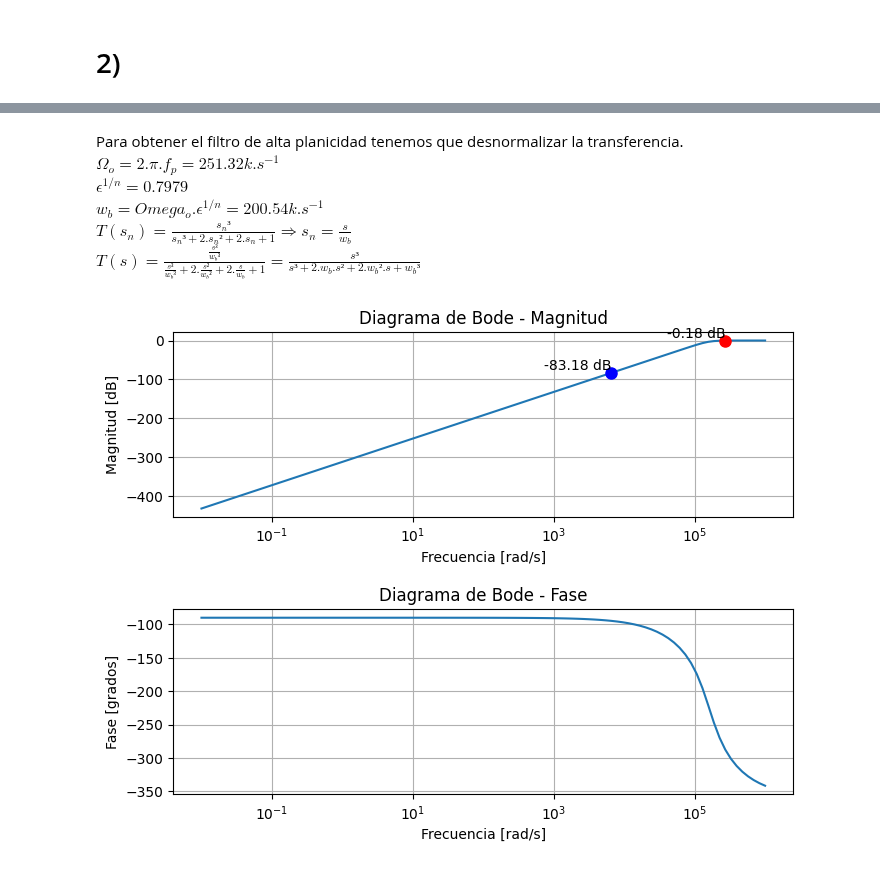
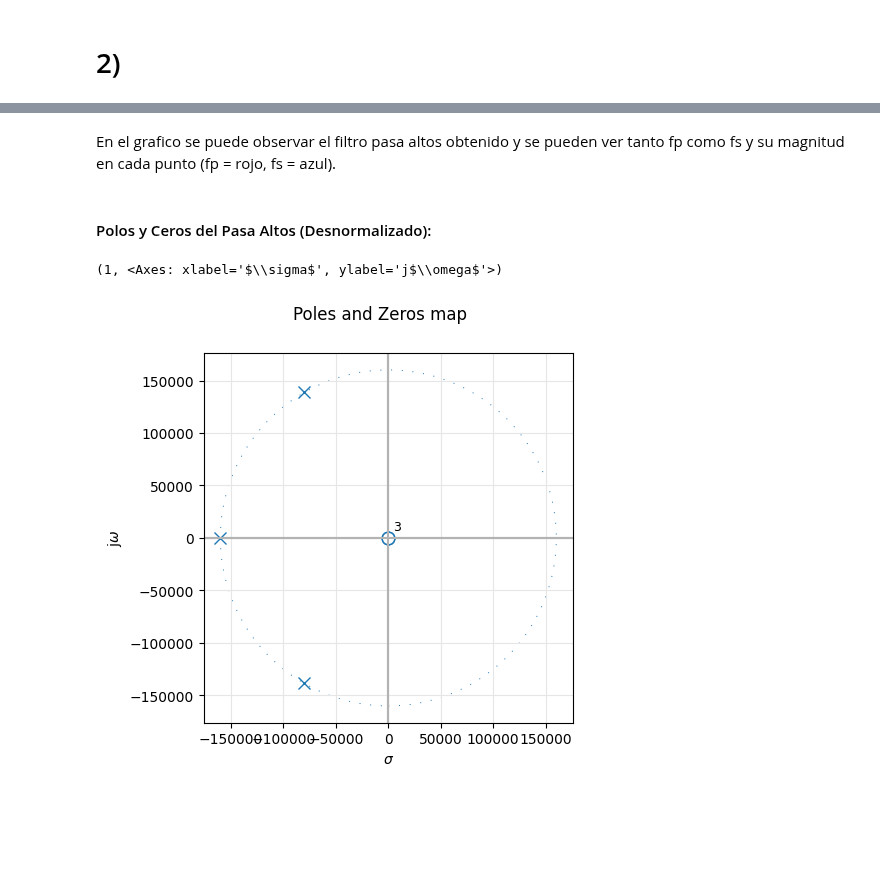
Before and after one commit to Pereyzaquer/TC2_NicolasPereyra, a Jupyter notebook: Tp_semana4/Semana 4.ipynb, the cells around one changed output, grey strips where cells are left out. Cells and saved outputs as stored; diff of their text form; code cells hidden in the pictures; blank space fills up the shorter version.

```diff
--- a/Tp_semana4/Semana 4.ipynb
+++ b/Tp_semana4/Semana 4.ipynb
@@ -74,68 +150,9 @@ bodePlot(tff_pa_n, fig_id=3)
-# %% [markdown]
-Para obtener el filtro de alta planicidad tenemos que desnormalizar la transferencia.
-$\Omega_o = 2.\pi.f_p = 251.32 k.s^{-1}$
-$\epsilon^{1/n} = 0.7979$
-$w_b = Omega_o.\epsilon^{1/n} = 200.54 k.s^{-1}$
-$T(s_n) = \frac{s_n³}{s_n³+2.s_n²+2.s_n+1} \Rightarrow s_n = \frac{s}{w_b}$
-$T(s) = \frac{\frac{s³}{w_b³}}{\frac{s³}{w_b³}+2.\frac{s²}{w_b²}+2.\frac{s}{w_b}+1} = \frac{s³}{s³+2.w_b.s²+2.w_b².s+w_b³}$
-# %%
-#!/usr/bin/env python3
-# -*- coding: utf-8 -*-
-"""
-Created on Fri May 19 17:12:19 2023
-
-@author: nico
-"""
-import numpy as np
-import matplotlib.pyplot as plt
-from scipy import signal
-
-fp = 40*10**3
-fs = 10**3
-omega = 2*np.pi*fp
-epsilon = 0.2588
-wb = omega*epsilon**(1/3)
-
-# Definir la función de transferencia
-sys = signal.TransferFunction([1, 0 ,0 ,0 ], [1, 2*wb ,2*wb**2 ,wb**3 ])
-
-
-# Generar el grillado de frecuencias
-w, mag, phase = signal.bode(sys)
-
-# Crear la figura y los subplots
-fig, (ax1, ax2) = plt.subplots(2, 1, figsize=(8, 6))
-fig.subplots_adjust(hspace=0.5)
-
-# Graficar la magnitud en dB con grillado
-ax1.semilogx(w, mag)
-ax1.set_xscale('log')
-ax1.set_xlabel('Frecuencia [rad/s]')
-ax1.set_ylabel('Magnitud [dB]')
-ax1.set_title('Diagrama de Bode - Magnitud')
-ax1.grid(True, which="both")
-
-# Marcar wb
-idx_1 = np.where(w >= (2*np.pi*fp))[0][0]
-mag_marker_1 = mag[idx_1]
-ax1.plot(w[idx_1], mag[idx_1], 'ro', markersize=8)
-ax1.text(w[idx_1], mag[idx_1], f'{mag_marker_1:.2f} dB', ha='right', va='bottom')
-
-# Marcar Omega0
-idx_2 = np.where(w >= (2*np.pi*fs))[0][0]
-mag_marker_2 = mag[idx_2]
-ax1.plot(w[idx_2], mag[idx_2], 'bo', markersize=8)
-ax1.text(w[idx_2], mag[idx_2], f'{mag_marker_2:.2f} dB', ha='right', va='bottom')
-
-# Graficar la fase en grados con grillado
-ax2.semilogx(w, phase)
-ax2.set_xscale('log')
-ax2.set_xlabel('Frecuencia [rad/s]')
-ax2.set_ylabel('Fase [grados]')
-ax2.set_title('Diagrama de Bode - Fase')
-ax2.grid(True, which="both")
-
-# Mostrar la figura
-plt.show()
-# %% [output]
-[figure, removed]
+# %% [markdown]
+En el grafico se puede observar el filtro pasa altos obtenido y se pueden ver tanto fp como fs y su magnitud en cada punto (fp = rojo, fs = azul).
+# %%
+print_subtitle('Polos y Ceros del Pasa Altos (Desnormalizado):')
+pzmap(tff_pa_n, fig_id=1) #S plane pole/zero plot
+# %% [output]
+#### Polos y Ceros del Pasa Altos (Desnormalizado):
+(1, <Axes: xlabel='$\\sigma$', ylabel='j$\\omega$'>)
+[figure, added]
```
Also changed, not shown: parts of 17 cells of this notebook.
